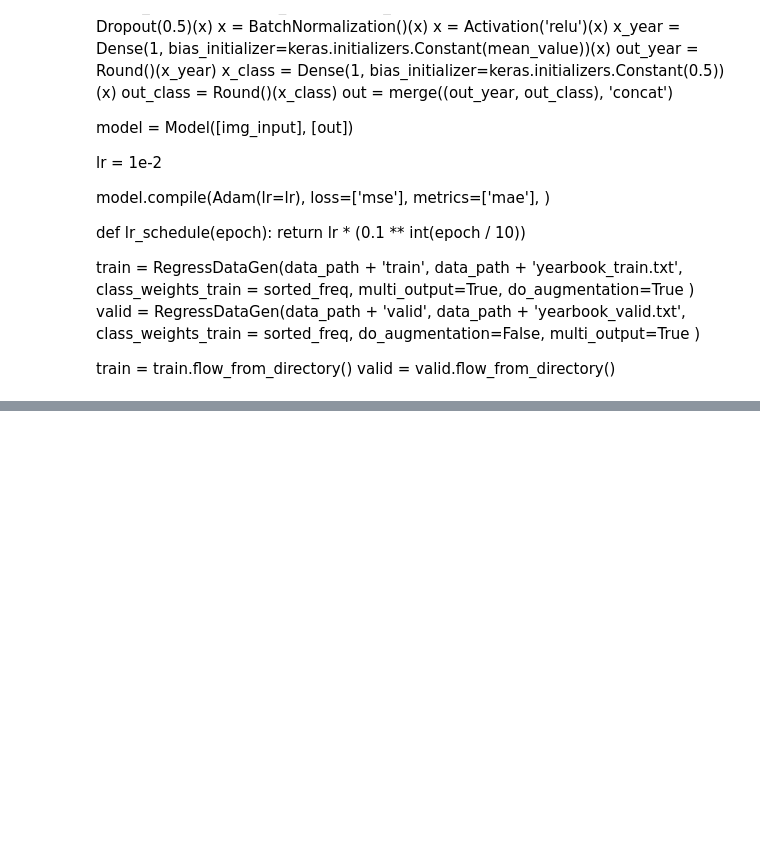
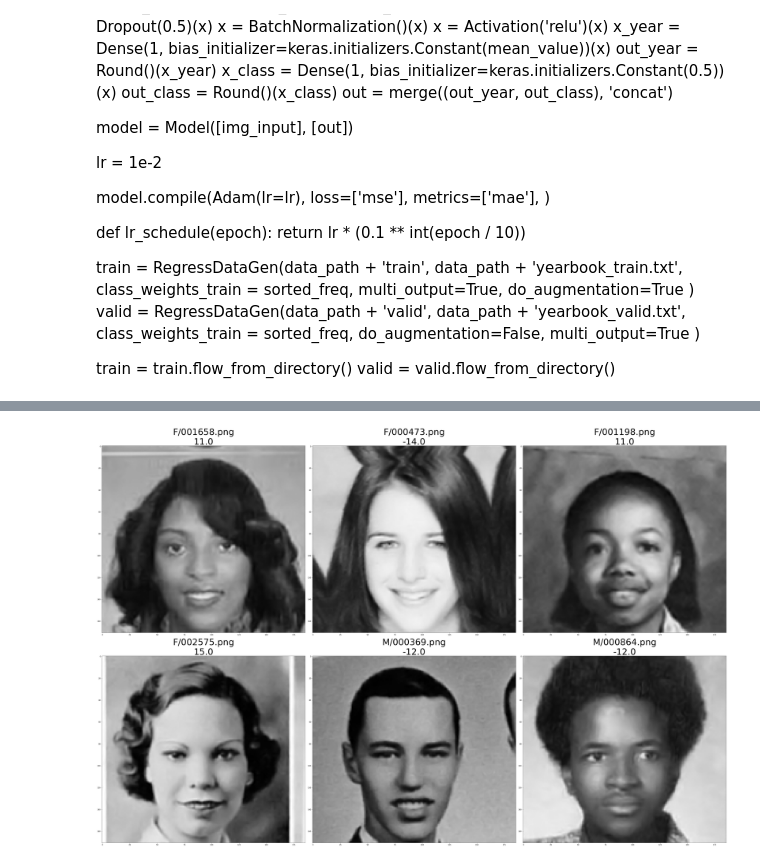
Before and after one commit to gjgd/CS395T-DeepLearning-Fall17, a Jupyter notebook: model/VGG_Pretrain.ipynb, the cells around one changed output, grey strips where cells are left out. Drawn from its saved outputs; the diff is of its cells as text; code cells hidden in the pictures; blank space fills up the shorter version.

```diff
--- a/model/VGG_Pretrain.ipynb
+++ b/model/VGG_Pretrain.ipynb
@@ -613,8 +1109,0 @@ import matplotlib.pyplot as plt
-# %%
-fname = 'F/000176.png'
-img = load_img(
-            os.path.join(data_path + 'valid', fname),
-            grayscale = True,
-            target_size = (171, 186, 3))
-x = np.array(img_to_array(img, data_format='channels_last'))
-np.shape(x)
@@ -622,0 +1110,8 @@ np.shape(x)
+# %%
+mispred = y_pred[0] - batch_y['out_year']
+differences = abs(y_pred[0] - batch_y['out_year'])
+
+print np.sum(differences)/32
+
+for i, j in enumerate(y_pred[0]):
+    print filenames[i], j, batch_y['out_year'][i], differences[i]
@@ -622,0 +1136,27 @@ np.shape(x)
+# %%
+numImages = np.sum(differences > 10)
+gridSize = int(math.ceil(math.sqrt(numImages)));
+fig = plt.figure(figsize=(50, 50))
+pltIdx = 1
+
+mispred = y_pred[0] - batch_y['out_year']
+
+for idx, diff in enumerate(differences):
+    if diff > 10:
+        fname = filenames[idx];
+        img = load_img(
+            os.path.join(data_path + 'valid', fname),
+            grayscale = True,
+            target_size = (171, 186, 3))
+        y = np.stack((img, img, img), axis = -1)
+        ax = fig.add_subplot(gridSize, gridSize, pltIdx)
+        ax.title.set_text(fname + '\n' + str(mispred[idx]))
+        ax.title.set_fontsize(50)
+        plt.imshow(y)
+        pltIdx += 1
+
+plt.tight_layout()
+
+plt.show()
+# %% [output]
+[figure, added]
```
Also changed, not shown: parts of 27 cells of this notebook.
